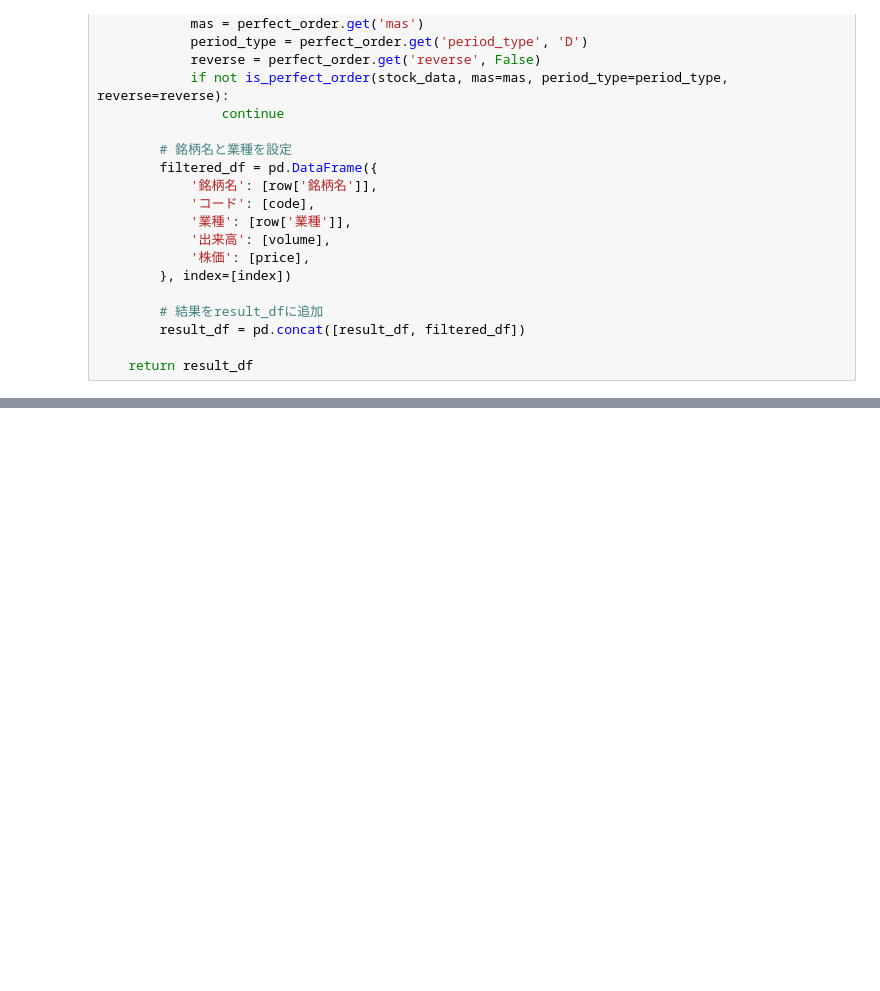
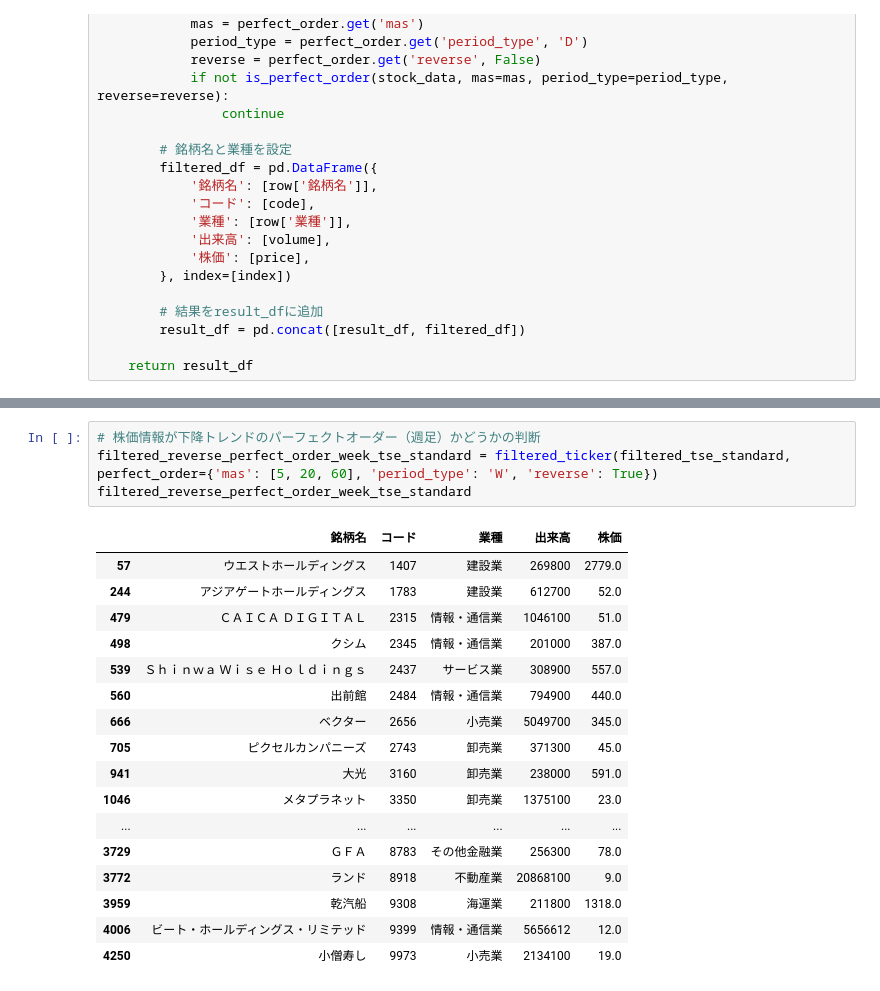
Before and after one commit to hirokimituya/stock-price-analysis, a Jupyter notebook: technical_analysis/銘柄選定関数.ipynb, the cells around one changed output, grey strips where cells are left out. Cells and saved outputs as stored; diff of their text form; blank space fills up the shorter version.

```diff
--- a/technical_analysis/銘柄選定関数.ipynb
+++ b/technical_analysis/銘柄選定関数.ipynb
@@ -486,0 +613,22 @@ filtered_perfect_order_week_day_tse_prime
+# %%
+# 株価情報が下降トレンドのパーフェクトオーダー（週足）かどうかの判断
+filtered_reverse_perfect_order_week_tse_standard = filtered_ticker(filtered_tse_standard, perfect_order={'mas': [5, 20, 60], 'period_type': 'W', 'reverse': True})
+filtered_reverse_perfect_order_week_tse_standard
+# %% [output]
+|  | 銘柄名 | コード | 業種 | 出来高 | 株価 |
+| 57 | ウエストホールディングス | 1407 | 建設業 | 269800 | 2779.0 |
+| 244 | アジアゲートホールディングス | 1783 | 建設業 | 612700 | 52.0 |
+| 479 | ＣＡＩＣＡ ＤＩＧＩＴＡＬ | 2315 | 情報・通信業 | 1046100 | 51.0 |
+| 498 | クシム | 2345 | 情報・通信業 | 201000 | 387.0 |
+| 539 | Ｓｈｉｎｗａ Ｗｉｓｅ Ｈｏｌｄｉｎｇｓ | 2437 | サービス業 | 308900 | 557.0 |
+| 560 | 出前館 | 2484 | 情報・通信業 | 794900 | 440.0 |
+| 666 | ベクター | 2656 | 小売業 | 5049700 | 345.0 |
+| 705 | ピクセルカンパニーズ | 2743 | 卸売業 | 371300 | 45.0 |
+| 941 | 大光 | 3160 | 卸売業 | 238000 | 591.0 |
+| 1046 | メタプラネット | 3350 | 卸売業 | 1375100 | 23.0 |
+| ... | ... | ... | ... | ... | ... |
+| 3729 | ＧＦＡ | 8783 | その他金融業 | 256300 | 78.0 |
+| 3772 | ランド | 8918 | 不動産業 | 20868100 | 9.0 |
+| 3959 | 乾汽船 | 9308 | 海運業 | 211800 | 1318.0 |
+| 4006 | ビート・ホールディングス・リミテッド | 9399 | 情報・通信業 | 5656612 | 12.0 |
+| 4250 | 小僧寿し | 9973 | 小売業 | 2134100 | 19.0 |
```
Also changed, not shown: parts of 20 cells of this notebook.
